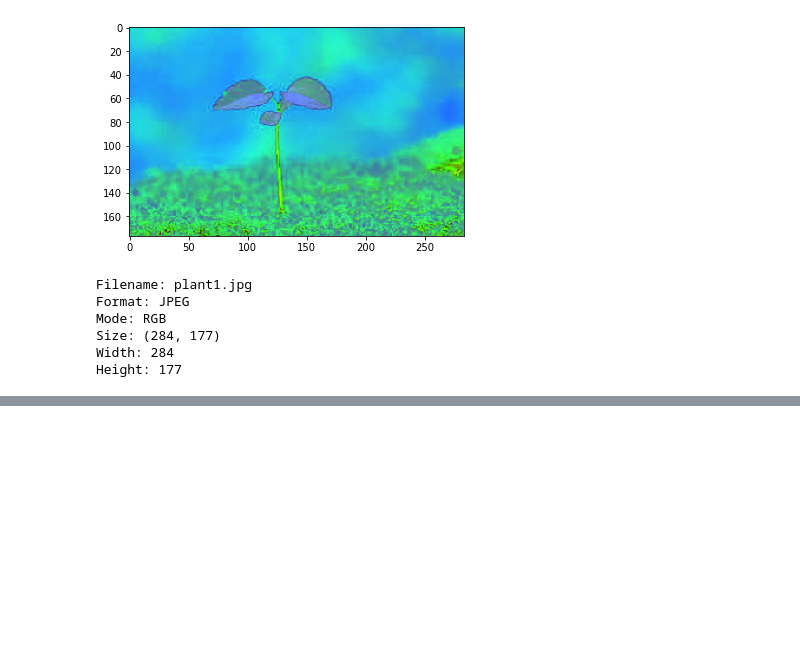
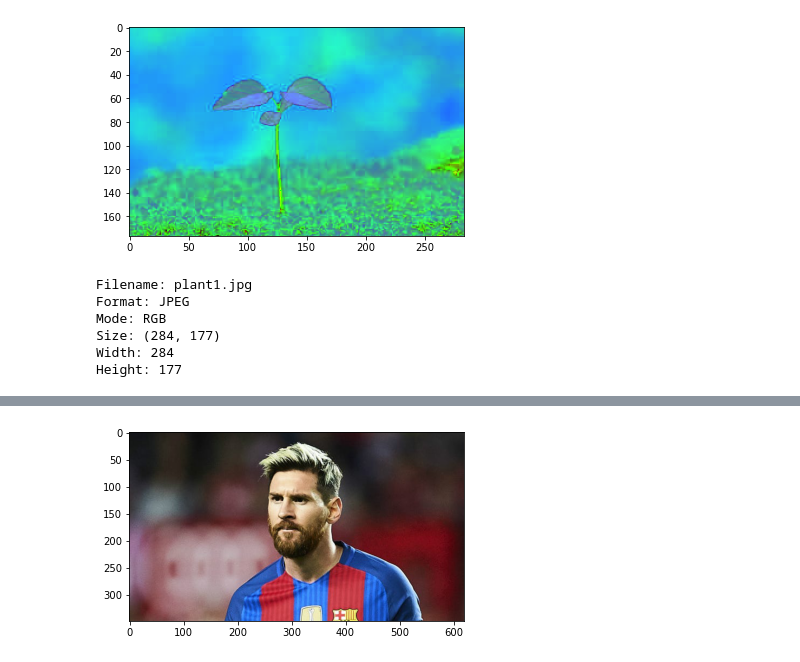
Before and after one commit to Swap77nil/Image-Processing, a Jupyter notebook: Untitled.ipynb, the cells around one changed output, grey strips where cells are left out. Saved outputs shown, nothing was run; the diff lists cells and outputs as text; code cells hidden in the pictures; blank space fills up the shorter version.

```diff
--- a/Untitled.ipynb
+++ b/Untitled.ipynb
@@ -88,0 +124,10 @@ cv2.destroyAllWindows()
+# %%
+from skimage import io
+import matplotlib.pyplot as plt
+url='https://assets.goal.com/v3/assets/bltcc7a7ffd2fbf71f5/bltc46c24cf519daecc/60df72b928853322c5823d7f/debc6f7ab23f69c656a6e7eb7d6912335f0d75f7.jpg?quality=80&width=620&format=pjpg&auto=webp'
+
+image=io.imread(url)
+plt.imshow(image)
+plt.show()
+# %% [output]
+[figure, added]
```
Also changed, not shown: parts of 16 cells of this notebook.
